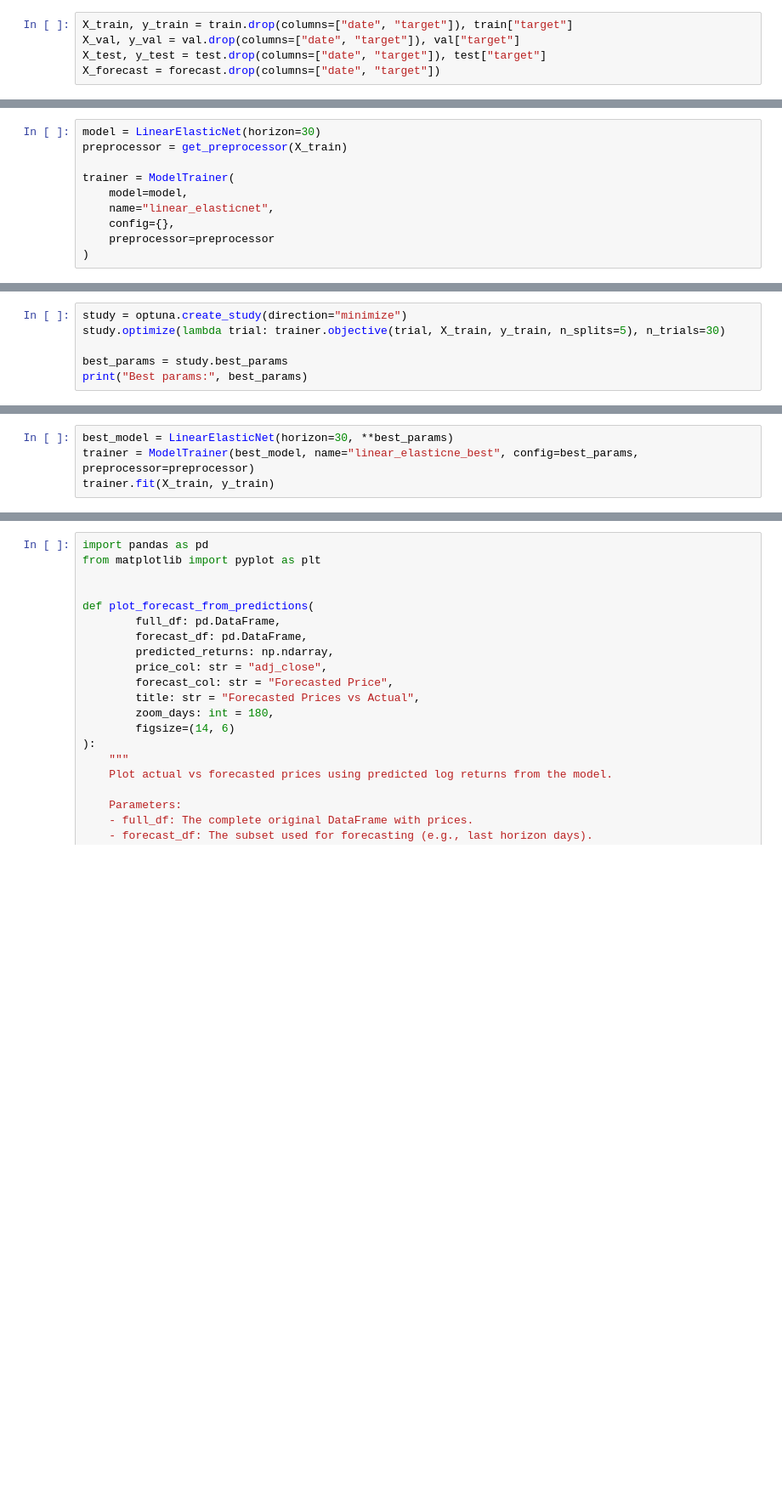
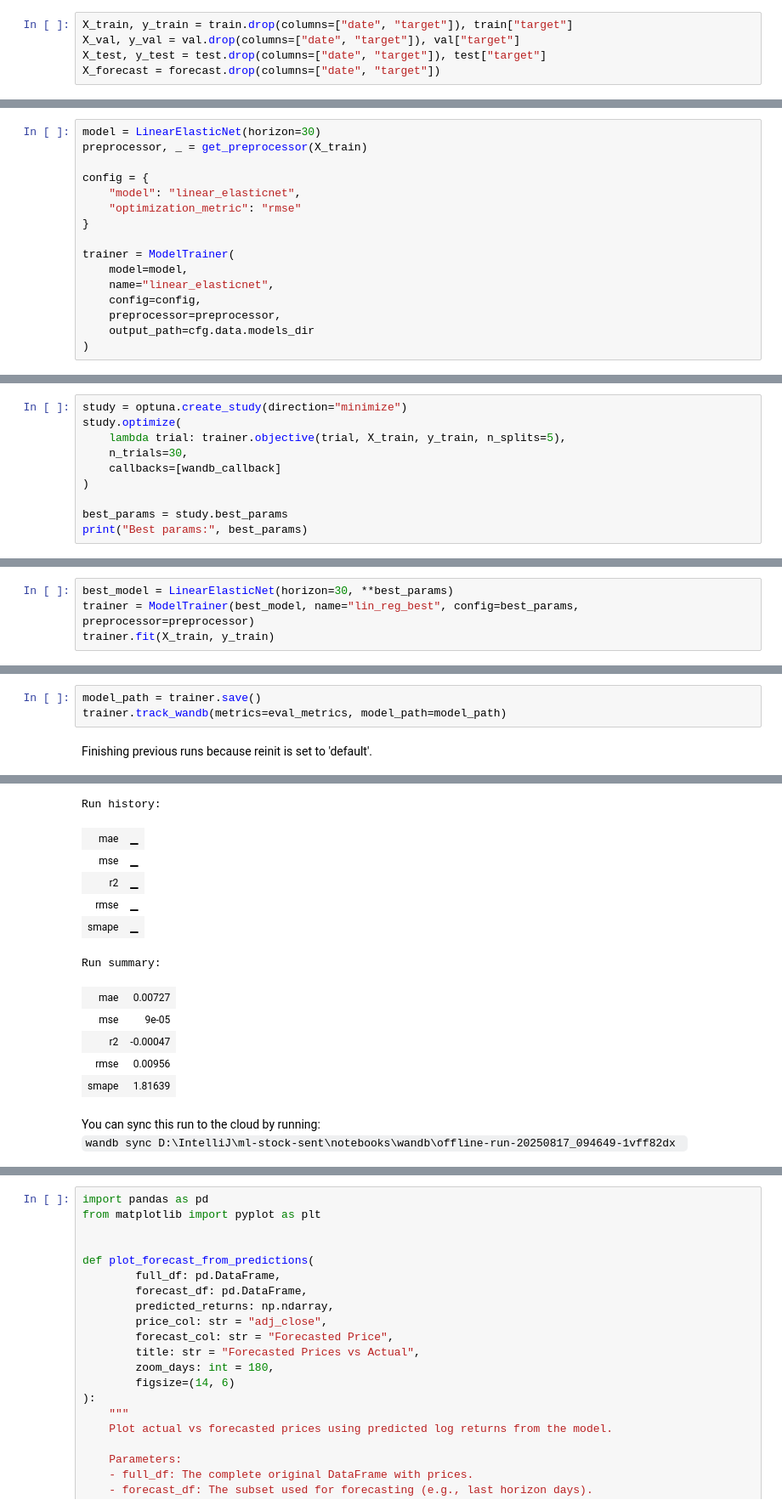
Before and after one commit to vitoco84/ml-stock-sent, a Jupyter notebook: notebooks/04_train.ipynb, the cells around one changed output, grey strips where cells are left out. Shown at 85% size. Drawn from its saved outputs; the diff is of its cells as text; blank space fills up the shorter version.

```diff
--- a/notebooks/04_train.ipynb
+++ b/notebooks/04_train.ipynb
@@ -45,10 +46,16 @@ X_forecast
 # %%
 model = LinearElasticNet(horizon=30)
-preprocessor = get_preprocessor(X_train)
+preprocessor, _ = get_preprocessor(X_train)
+
+config = {
+    "model": "linear_elasticnet",
+    "optimization_metric": "rmse"
+}
 
 trainer = ModelTrainer(
     model=model,
     name="linear_elasticnet",
-    config={},
-    preprocessor=preprocessor
+    config=config,
+    preprocessor=preprocessor,
+    output_path=cfg.data.models_dir
 )
@@ -55,6 +85,10 @@ trainer = ModelTrainer(
 # %%
 study = optuna.create_study(direction="minimize")
-study.optimize(lambda trial: trainer.objective(trial, X_train, y_train, n_splits=5), n_trials=30)
+study.optimize(
+    lambda trial: trainer.objective(trial, X_train, y_train, n_splits=5),
+    n_trials=30,
+    callbacks=[wandb_callback]
+)
 
 best_params = study.best_params
 print("Best params:", best_params)
@@ -80,5 +115,5 @@ Best params: {'alpha': 0.0812600130432228, 'l1_ratio': 0.4092240259018951}
 # %%
 best_model = LinearElasticNet(horizon=30, **best_params)
-trainer = ModelTrainer(best_model, name="linear_elasticne_best", config=best_params, preprocessor=preprocessor)
+trainer = ModelTrainer(best_model, name="lin_reg_best", config=best_params, preprocessor=preprocessor)
 trainer.fit(X_train, y_train)
 # %% [output]
@@ -106,0 +135,5 @@ trainer.track_mlflow(eval_metrics)
+# %%
+model_path = trainer.save()
+trainer.track_wandb(metrics=eval_metrics, model_path=model_path)
+# %% [output]
+Finishing previous runs because reinit is set to 'default'.
@@ -106,0 +141,14 @@ trainer.track_mlflow(eval_metrics)
+Run history:
+| mae | ▁ |
+| mse | ▁ |
+| r2 | ▁ |
+| rmse | ▁ |
+| smape | ▁ |
+Run summary:
+| mae | 0.00727 |
+| mse | 9e-05 |
+| r2 | -0.00047 |
+| rmse | 0.00956 |
+| smape | 1.81639 |
+You can sync this run to the cloud by running:
+wandb sync D:\IntelliJ\ml-stock-sent\notebooks\wandb\offline-run-20250817_094649-1vff82dx
```
Also changed, not shown: parts of 14 cells of this notebook, 20 other files.
